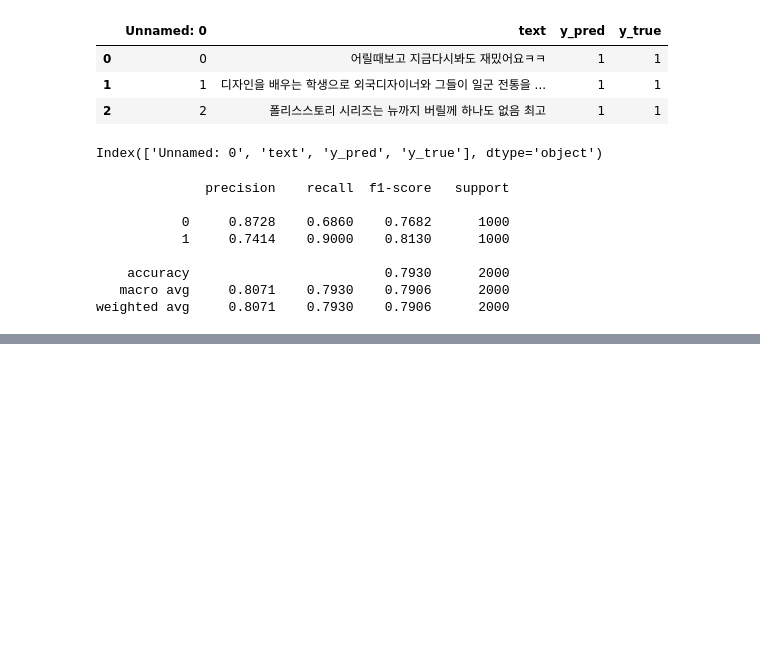
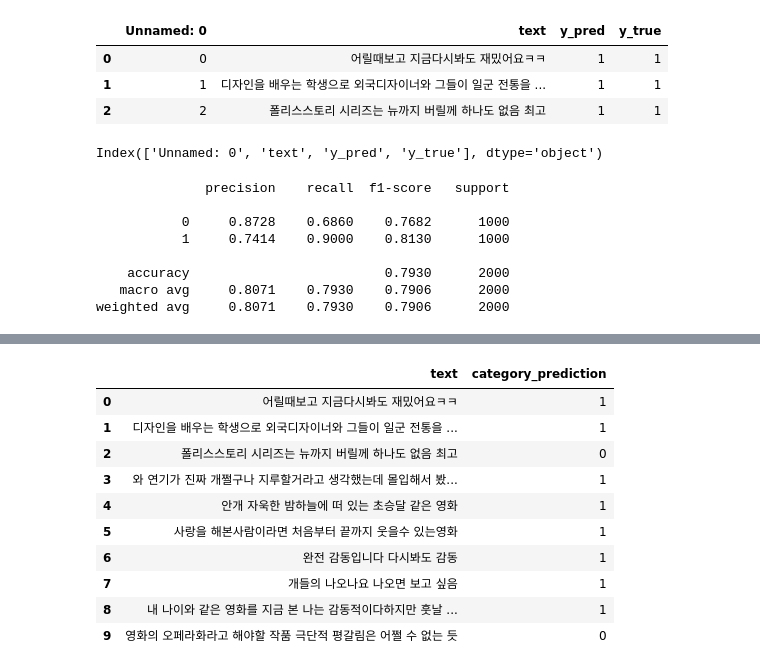
Before and after one commit to KorStats/skku, a Jupyter notebook: (최종)_kobert_nsmc_0_8_ipynb.ipynb, the cells around one changed output, grey strips where cells are left out. Drawn from its saved outputs; the diff is of its cells as text; code cells hidden in the pictures; blank space fills up the shorter version.

```diff
--- a/(최종)_kobert_nsmc_0_8_ipynb.ipynb
+++ b/(최종)_kobert_nsmc_0_8_ipynb.ipynb
@@ -485,0 +583,11 @@ weighted avg     0.8071    0.7930    0.7906      2000
+# %%
+# 8. 저장된 모델로 테스트 데이터 예측 및 결과 저장
+# 저장된 모델 불러오기
+
+loaded_model = joblib.load('/content/gdrive/MyDrive/NSMC_0.8.pkl')
+
+# 불러온 모델을 사용하여 예측 수행
+predictions7 = loaded_model.predict(test_dataset)
+
+test_predictions7 = np.argmax(predictions7.predictions, axis=1)
+decoded_test_predictions7 = label_encoder.inverse_transform(test_predictions7)
@@ -485,0 +596,17 @@ weighted avg     0.8071    0.7930    0.7906      2000
+# %%
+test["category_prediction"] = decoded_test_predictions7
+
+selected_columns7 = test[['text', 'category_prediction']]
+selected_columns7.head(10)
+# %% [output]
+|  | text | category_prediction |
+| 0 | 어릴때보고 지금다시봐도 재밌어요ㅋㅋ | 1 |
+| 1 | 디자인을 배우는 학생으로 외국디자이너와 그들이 일군 전통을 ... | 1 |
+| 2 | 폴리스스토리 시리즈는 뉴까지 버릴께 하나도 없음 최고 | 0 |
+| 3 | 와 연기가 진짜 개쩔구나 지루할거라고 생각했는데 몰입해서 봤... | 1 |
+| 4 | 안개 자욱한 밤하늘에 떠 있는 초승달 같은 영화 | 1 |
+| 5 | 사랑을 해본사람이라면 처음부터 끝까지 웃을수 있는영화 | 1 |
+| 6 | 완전 감동입니다 다시봐도 감동 | 1 |
+| 7 | 개들의 나오나요 나오면 보고 싶음 | 1 |
+| 8 | 내 나이와 같은 영화를 지금 본 나는 감동적이다하지만 훗날 ... | 1 |
+| 9 | 영화의 오페라화라고 해야할 작품 극단적 평갈림은 어쩔 수 없는 듯 | 0 |
```
Also changed, not shown: parts of 12 cells of this notebook.
